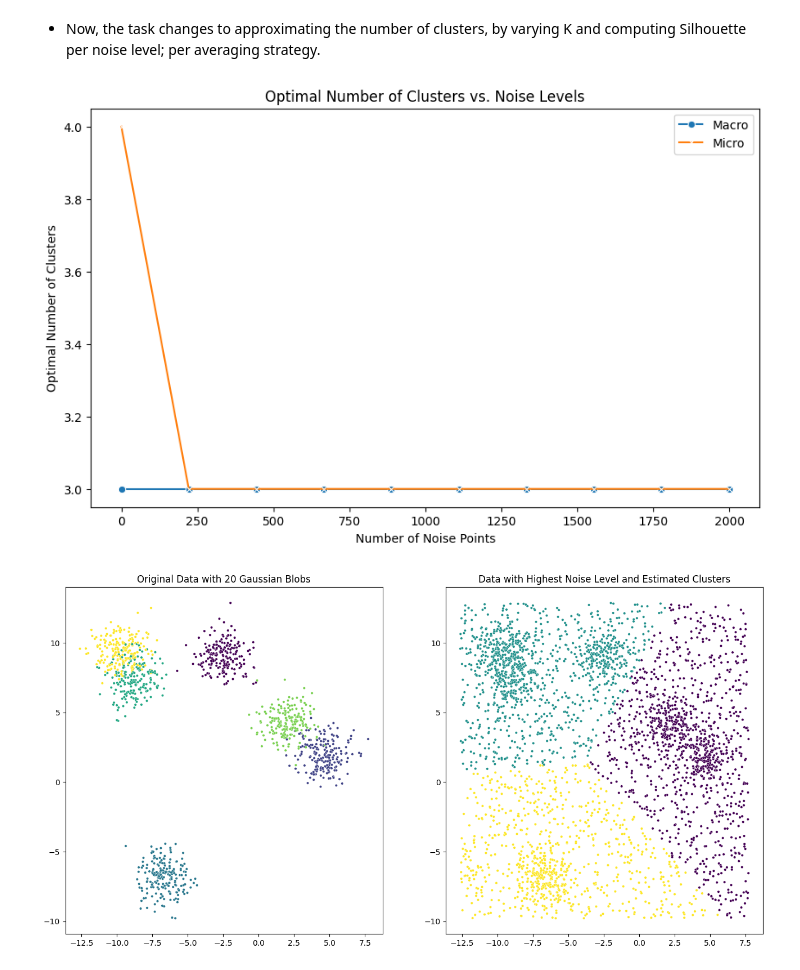
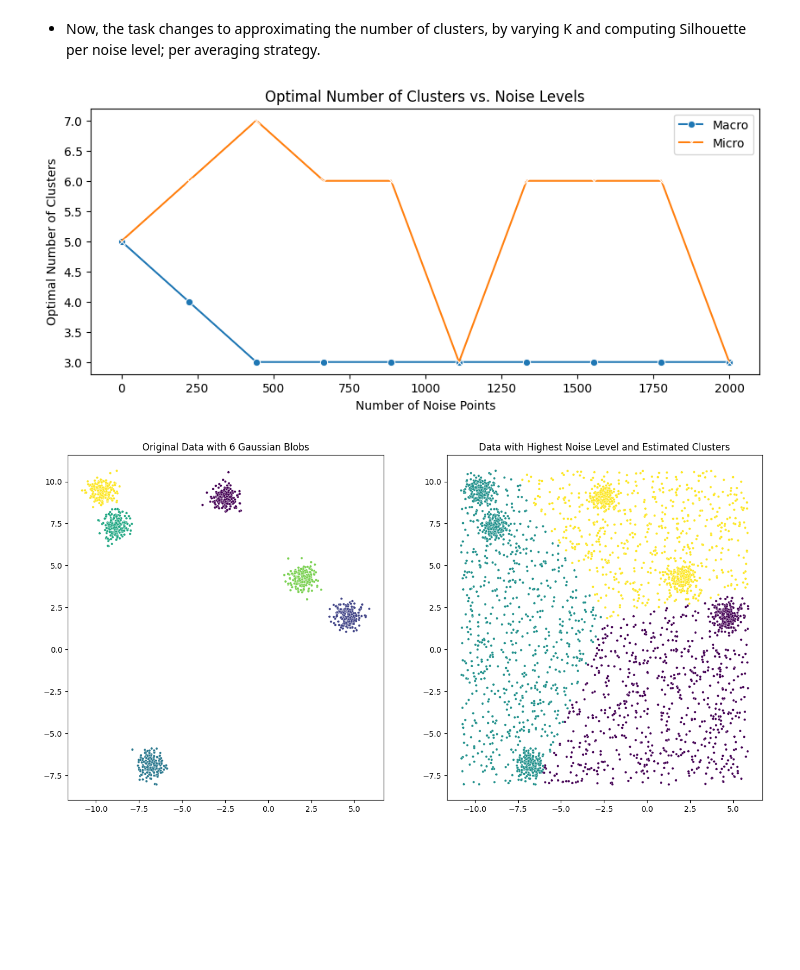
Before and after one commit to ipavlopoulos/revisiting-silhouette-aggregation, a Jupyter notebook: revisiting_silhouette_aggregation_synthetic.ipynb, the cells around one changed output. Drawn from its saved outputs; the diff is of its cells as text; code cells hidden in the pictures; blank space fills up the shorter version.

```diff
--- a/revisiting_silhouette_aggregation_synthetic.ipynb
+++ b/revisiting_silhouette_aggregation_synthetic.ipynb
@@ -240,7 +240,7 @@ def add_noise(X, n_noise_points):
 # Generate the original dataset with 20 Gaussian blobs
 n_clusters = 6
 points_per_cluster = 200
-X, y_labels = make_blobs(n_samples=n_clusters * points_per_cluster, centers=n_clusters, cluster_std=1.0, random_state=42)
+X, y_labels = make_blobs(n_samples=n_clusters * points_per_cluster, centers=n_clusters, cluster_std=0.4, random_state=42)
 
 # Range of noise levels to test
 noise_levels = np.linspace(0, 2000, 10, dtype=int)
@@ -308,8 +308,8 @@ for n_noise_points in noise_levels:
 
     best_score_micro, best_score_macro = -1, -1
     best_n_clusters_micro, best_n_clusters_macro = 0, 0
-    for n_clusters in cluster_range:
-        kmeans = KMeans(n_clusters=n_clusters, random_state=42, n_init='auto')
+    for n_predicted_clusters in cluster_range:
+        kmeans = KMeans(n_clusters=n_predicted_clusters, random_state=42, n_init='auto')
         kmeans.fit(X_noisy)
         kmeans_labels = kmeans.labels_
         ssil = SampleSilhouette(X_noisy, kmeans_labels)
@@ -318,42 +318,41 @@ for n_noise_points in noise_levels:
 
         if  macrosil > best_score_macro:
             best_score_macro = macrosil
-            best_n_clusters_macro = n_clusters
+            best_n_clusters_macro = n_predicted_clusters
         if  microsil > best_score_micro:
             best_score_micro = microsil
-            best_n_clusters_micro = n_clusters
+            best_n_clusters_micro = n_predicted_clusters
 
     optimal_clusters_per_noise_macro.append(best_n_clusters_macro)
     optimal_clusters_per_noise_micro.append(best_n_clusters_micro)
 
 # Plot the number of clusters detected per noise level
-plt.figure(figsize=(10, 6))
+plt.figure(figsize=(10, 4))
 sns.lineplot(x=noise_levels, y=optimal_clusters_per_noise_macro, marker='o', label='Macro')
 sns.lineplot(x=noise_levels, y=optimal_clusters_per_noise_micro, marker='x', label='Micro')
 plt.xlabel('Number of Noise Points')
 plt.ylabel('Optimal Number of Clusters')
 plt.title('Optimal Number of Clusters vs. Noise Levels')
 plt.show()
 
 # Plot the original dataset and one example with the highest noise level
 plt.figure(figsize=(16, 8))
 
 # Original dataset
 plt.subplot(1, 2, 1)
 sns.scatterplot(x=X[:, 0], y=X[:, 1], hue=y_labels, palette='viridis', s=10, legend=None)
-plt.title("Original Data with 20 Gaussian Blobs")
+plt.title(f"Original Data with {n_clusters} Gaussian Blobs")
 
 # Dataset with the highest noise level
 X_noisy = add_noise(X, noise_levels[-1])
-kmeans = KMeans(n_clusters=optimal_clusters_per_noise_micro[-1], random_state=42)
+kmeans = KMeans(n_clusters=optimal_clusters_per_noise_micro[-1], random_state=42, n_init='auto')
 kmeans.fit(X_noisy)
 kmeans_labels = kmeans.labels_
 
 plt.subplot(1, 2, 2)
 sns.scatterplot(x=X_noisy[:, 0], y=X_noisy[:, 1], hue=kmeans_labels, palette='viridis', s=10, legend=None)
 plt.title("Data with Highest Noise Level and Estimated Clusters")
-
 plt.show()
 # %% [output]
-[figure, old version]
+[figure, new version]
-[figure, old version]
+[figure, new version]
```
Also changed, not shown: parts of 1 cell of this notebook.
